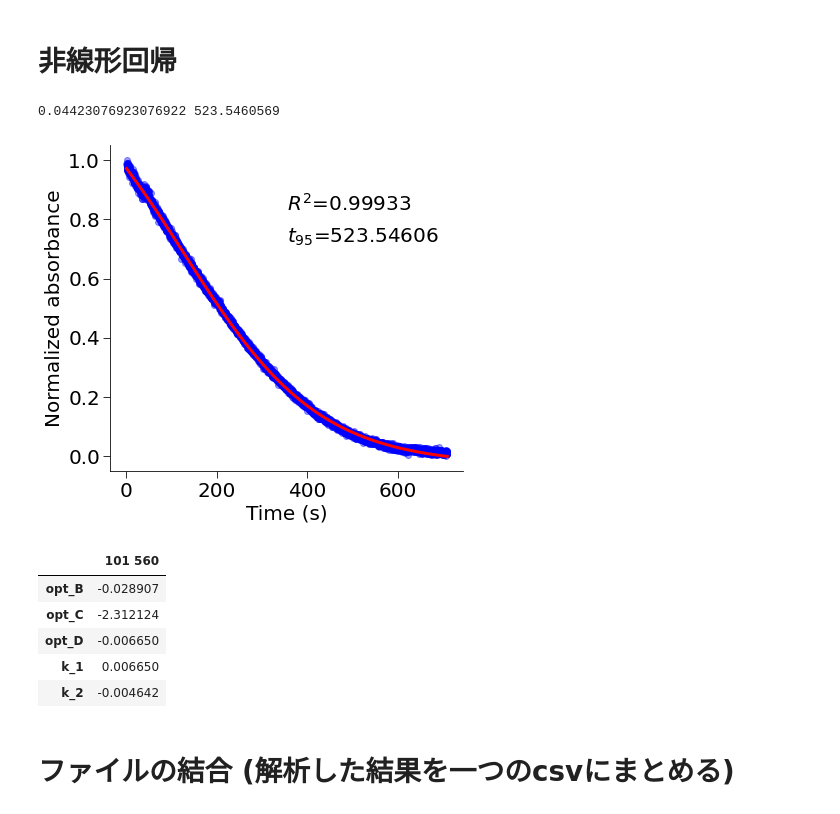
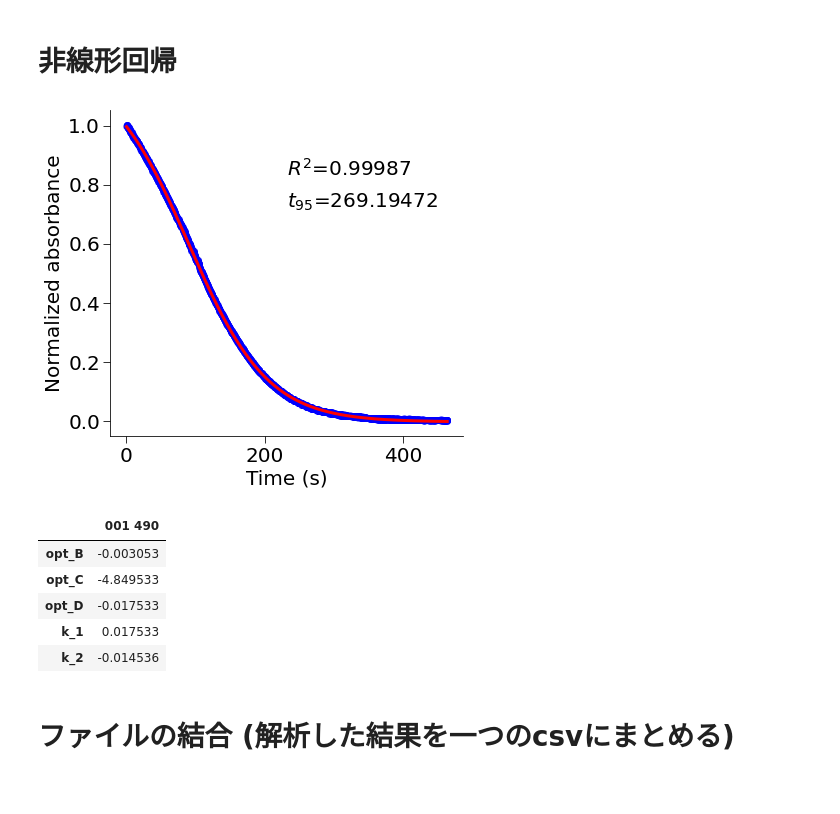
Before and after one commit to ryo0504/hjlab-decay-curve, a Jupyter notebook: src/select_curve.ipynb, the cells around one changed output. Cells and saved outputs as stored; diff of their text form; code cells hidden in the pictures.

```diff
--- a/src/select_curve.ipynb
+++ b/src/select_curve.ipynb
@@ -8,10 +8,13 @@ import pandas as pd
 import os
 from ipywidgets import Output
 import glob
+import statistics
+import math
 
 plt.rcParams["font.family"] = "sans-serif"
 
-file = "data/csv/20210118/7/101 560.csv"
+plot_number = 10
+file = "data/csv/20221110 S-5Me decay/-7/101 490.csv"
 data = pd.read_csv(file)
 df_data = data.drop(["old_name", "new_name"], axis=1)
 
@@ -124,17 +127,21 @@ def kinetic_model_f1(x, B, C, D):
     return A*(1-((1-np.exp(D*x))/(1-C*np.exp(D*x)))) + B
 
 # df_result = pd.read_csv("result/20220315/S-Br2/30/480 001.csv")
+# 最後のプロットからn個を平均した値をAminとする。
+df_result_tail = df_result['abs'].tail(plot_number)
+df_result_abs_min = statistics.mean(df_result_tail)
+
 x = df_result['time'] - df_result['time'][0]
-y = (df_result['abs'] - min(df_result['abs'])) / (max(df_result['abs']) - min(df_result['abs']))
+y = (df_result['abs'] - min(df_result['abs'])) / (max(df_result['abs']) - df_result_abs_min)
 
 # t_95
-for i in range(len(x)):
-    x_i = x[i]
-    y_i = y[i]
-    if y_i < 0.05:
-        print(y_i, x_i)
-        t_95 = x_i
-        break
+# for i in range(len(x)):
+#     x_i = x[i]
+#     y_i = y[i]
+#     if y_i < 0.05:
+#         print(y_i, x_i)
+#         t_95 = x_i
+#         break
 
 data_kinetic_model_f1 = np.array([x, y])
 
@@ -180,35 +187,43 @@ plt.rcParams["legend.frameon"] = False
 
 fig, ax = plt.subplots(1, 1, figsize=(7, 6))
 
+# t_95 from k1,k2
+opt_B = fit_result[1][0]
+opt_C = fit_result[1][1]
+opt_D = fit_result[1][2]
+
+k_1 = -opt_D
+k_2 = -(opt_C * opt_D)/(1 - opt_C)
+t_95 = (-1/k_1)*(math.log((k_1 + k_2)/(20*k_1+k_2)))
+
 # x軸ラベルの下に空間を生成
 # ax.get_xaxis().set_tick_params(pad=8)
 
 # 目盛りを外に出す
 ax.tick_params(direction='out')
 # 枠線の消去
 ax.spines['right'].set_visible(False)
 ax.spines['top'].set_visible(False)
 
 ax.set_xlabel('Time (s)')
 ax.set_ylabel('Normalized absorbance')
 ax.annotate("$R^2$="+str(np.round(r_squared,5)), xy=(0.5, 0.8), xycoords='axes fraction')
 ax.annotate("$t_{95}$="+str(np.round(t_95,5)), xy=(0.5, 0.7), xycoords='axes fraction')
 fig.subplots_adjust(left=0.2)
 
 ax.scatter(data_kinetic_model_f1[0], data_kinetic_model_f1[1], color="blue", alpha=0.4)
 ax.plot(sample_x, fit_result[0], color="red", lw='3')
 
 
 # 元データ、ノーマライズ後、フィットカーブも追加してcsvへ保存
 df_result['norm_time'] = x
 df_result['norm_abs'] = y
 df_result['fit_curve'] = fit_result[0]
 # df_resultの保存
 os.makedirs(result_dir, exist_ok=True)
 df_result.to_csv(result_dir + file_name + ".csv", index=False)
 # %% [output]
-0.04423076923076922 523.5460569
-[figure, old version]
+[figure, new version]
 # %%
 opt_B = fit_result[1][0]
 opt_C = fit_result[1][1]
@@ -238,12 +253,12 @@ df_opt_params = pd.DataFrame(opt_params, index=opt_columns, columns=[column_name
 
 df_opt_params
 # %% [output]
-|  | 101 560 |
-| opt_B | -0.028907 |
-| opt_C | -2.312124 |
-| opt_D | -0.006650 |
-| k_1 | 0.006650 |
-| k_2 | -0.004642 |
+|  | 001 490 |
+| opt_B | -0.003053 |
+| opt_C | -4.849533 |
+| opt_D | -0.017533 |
+| k_1 | 0.017533 |
+| k_2 | -0.014536 |
 # %%
 # fit_resultフォルダに保存し、最後に結合したCSVを出力
 # 図も保存
```
Also changed, not shown: parts of 1 cell of this notebook, 1 other file.
